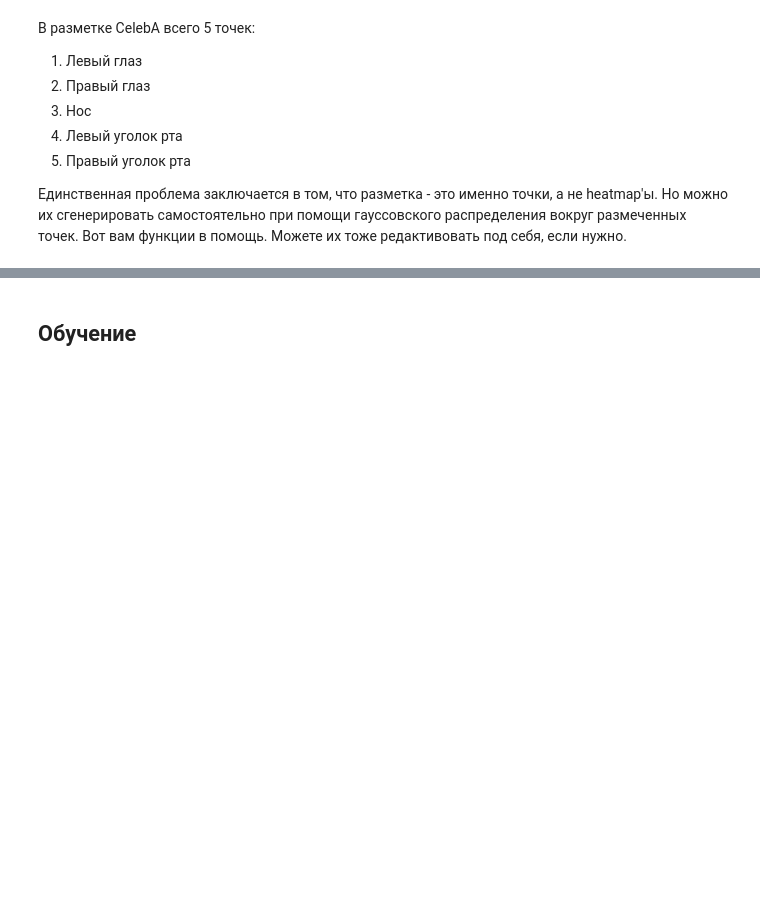
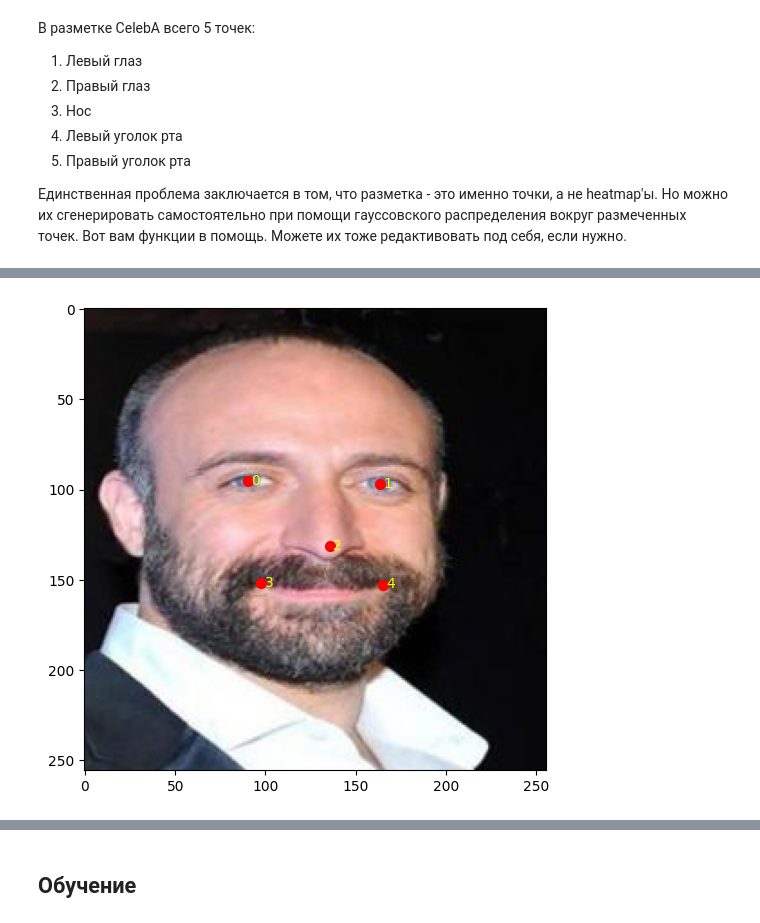
Before and after one commit to ivHeisser/DLS, a Jupyter notebook: _Sem_01/project-FR/1_FaceAlignment.ipynb, the cells around one changed output, grey strips where cells are left out. Saved outputs shown, nothing was run; the diff lists cells and outputs as text; code cells hidden in the pictures; blank space fills up the shorter version.

```diff
--- a/_Sem_01/project-FR/1_FaceAlignment.ipynb
+++ b/_Sem_01/project-FR/1_FaceAlignment.ipynb
@@ -511,74 +594,66 @@ print(len(data))
 # %%
-for _, row in tqdm(data.iterrows(), total=len(data)):
+for i, (_, row) in enumerate(data.iterrows()):
     image_name = row["image"]
-    img = Image.open(os.path.join(OUTPUT_DIR, image_name))
-    crop_w, crop_h = img.size
+    orig = Image.open(os.path.join(IMG_DIR, image_name))
+    orig_w, orig_h = orig.size
 
-    # -------------------------
-    # параметры кропа
-    # -------------------------
-    x = row["x_1"]
-    y = row["y_1"]
+    crop = Image.open(os.path.join(OUTPUT_DIR, image_name))
+# -------------------------
+# параметры кропа
+# -------------------------
+    x, y = row["x_1"], row["y_1"]
+    w, h = row["width"], row["height"]
+    pad_x, pad_y = int(w * PADDING), int(h * PADDING)
+    left, top = max(0, x - pad_x), max(0, y - pad_y)
+    right, bottom = min(orig_w, x + w + pad_x), min(orig_h, y + h + pad_y)
+    crop_w, crop_h = (right - left), (bottom - top)
+    scale_x, scale_y = IMG_SIZE / crop_w, IMG_SIZE / crop_h
 
-    w = row["width"]
-    h = row["height"]
-
-    pad_x = int(w * PADDING)
-    pad_y = int(h * PADDING)
-
-    left = max(0, x - pad_x)
-    top = max(0, y - pad_y)
-
-    # -------------------------
-    # координаты landmarks
-    # относительно кропа
-    # -------------------------
+# -------------------------
+# координаты landmarks относительно кропа
+# -------------------------
     pts = [
-        (
-            row["lefteye_x"] - left,
-            row["lefteye_y"] - top
-        ),
-        (
-            row["righteye_x"] - left,
-            row["righteye_y"] - top
-        ),
-        (
-            row["nose_x"] - left,
-            row["nose_y"] - top
-        ),
-        (
-            row["leftmouth_x"] - left,
-            row["leftmouth_y"] - top
-        ),
-        (
-            row["rightmouth_x"] - left,
-            row["rightmouth_y"] - top
-        )
+        ( (row["lefteye_x"] - left) * scale_x,   (row["lefteye_y"] - top) * scale_y ),
+        ( (row["righteye_x"] - left) * scale_x,  (row["righteye_y"] - top) * scale_y ),
+        ( (row["nose_x"] - left) * scale_x,      (row["nose_y"] - top) * scale_y ),
+        ( (row["leftmouth_x"] - left) * scale_x, (row["leftmouth_y"] - top) * scale_y ),
+        ( (row["rightmouth_x"] - left) * scale_x,(row["rightmouth_y"] - top) * scale_y ),
     ]
 
+    if i < 5:
+        plt.figure(figsize=(6,6))
+        plt.imshow(crop)
+        for i, (x, y) in enumerate(pts):
+            plt.scatter(x, y, c="red", s=50)
+            plt.text(x+2, y+2, str(i), color="yellow")
+        plt.show()
+# -------------------------
+# Создаем heatmap 64×64
+# -------------------------
     def heatmap(xx, yy, x, y, sigma):
         return np.exp(
-            -((xx - x) ** 2 + (yy - y) ** 2) /
-            (2 * sigma ** 2)
+            -((xx - x) ** 2 + (yy - y) ** 2) / (2 * sigma ** 2)
         )
+
+    heat_pts = [ # масштабируем точки ещё раз:
+    (
+        x * HEATMAP_SIZE / IMG_SIZE,
+        y * HEATMAP_SIZE / IMG_SIZE
+    )  for x, y in pts ]
     '''
 для изображений 64×64 — sigma = 1–2;
 для изображений 128×128 — sigma = 2–3;
 для изображений 224×224 — sigma = 3–5;
 для изображений 256×256 — sigma = 4–6.
     '''
     SIGMA = 4
-    heatmaps = landmarks_to_heatmaps(
-        (crop_h, crop_w),
-        pts,
-        sigma=SIGMA
-    )
+    heatmaps = landmarks_to_heatmaps( (HEATMAP_SIZE, HEATMAP_SIZE), heat_pts, sigma=2 )
 
     HEATMAP_DIR = os.path.join(ROOT, "heatmaps")
+    os.makedirs(HEATMAP_DIR, exist_ok=True)
     np.save(
-        os.path.join(
-            HEATMAP_DIR,
-            image_name.replace(".jpg", ".npy")
-        ),
+        os.path.join( HEATMAP_DIR, image_name.replace(".jpg", ".npy") ),
         heatmaps
     )
+# %% [output]
+[figure, added]
```
Also changed, not shown: parts of 30 cells of this notebook, 2 other files.
